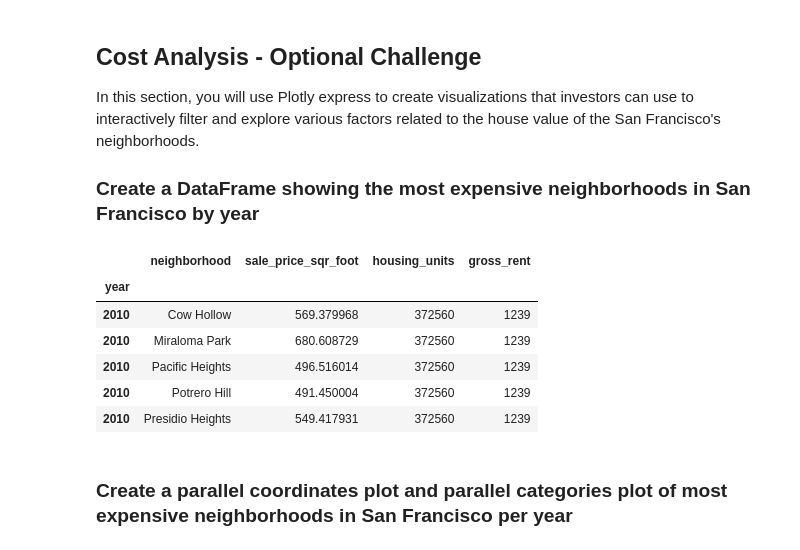
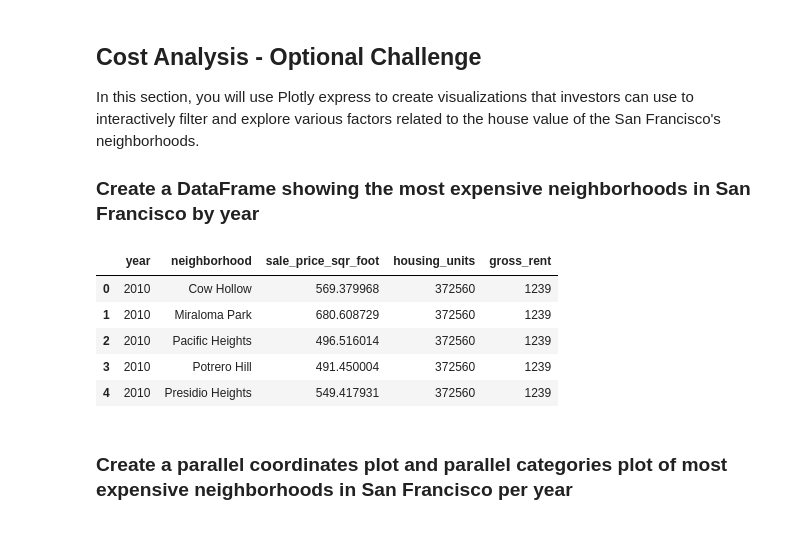
Before and after one commit to genchan0218/pyvizhw6, a Jupyter notebook: rental_analysis.ipynb, the cells around one changed output. Saved outputs shown, nothing was run; the diff lists cells and outputs as text; code cells hidden in the pictures.

```diff
--- a/rental_analysis.ipynb
+++ b/rental_analysis.ipynb
@@ -341,15 +336,15 @@ In this section, you will use Plotly express to create visualizations that inves
 # %%
 # Fetch the data from all expensive neighborhoods per year.
 df_expensive_neighborhoods_per_year = sfo_data[sfo_data["neighborhood"].isin(df_expensive_neighborhoods["neighborhood"])]
+df_expensive_neighborhoods_per_year.reset_index(inplace=True)
 df_expensive_neighborhoods_per_year.head()
 # %% [output]
-|  | neighborhood | sale_price_sqr_foot | housing_units | gross_rent |
-| year |  |  |  |  |
-| 2010 | Cow Hollow | 569.379968 | 372560 | 1239 |
-| 2010 | Miraloma Park | 680.608729 | 372560 | 1239 |
-| 2010 | Pacific Heights | 496.516014 | 372560 | 1239 |
-| 2010 | Potrero Hill | 491.450004 | 372560 | 1239 |
-| 2010 | Presidio Heights | 549.417931 | 372560 | 1239 |
+|  | year | neighborhood | sale_price_sqr_foot | housing_units | gross_rent |
+| 0 | 2010 | Cow Hollow | 569.379968 | 372560 | 1239 |
+| 1 | 2010 | Miraloma Park | 680.608729 | 372560 | 1239 |
+| 2 | 2010 | Pacific Heights | 496.516014 | 372560 | 1239 |
+| 3 | 2010 | Potrero Hill | 491.450004 | 372560 | 1239 |
+| 4 | 2010 | Presidio Heights | 549.417931 | 372560 | 1239 |
 # %% [markdown]
 ### Create a parallel coordinates plot and parallel categories plot of most expensive neighborhoods in San Francisco per year
 # %%
```
Also changed, not shown: parts of 5 cells of this notebook, 1 other file.
